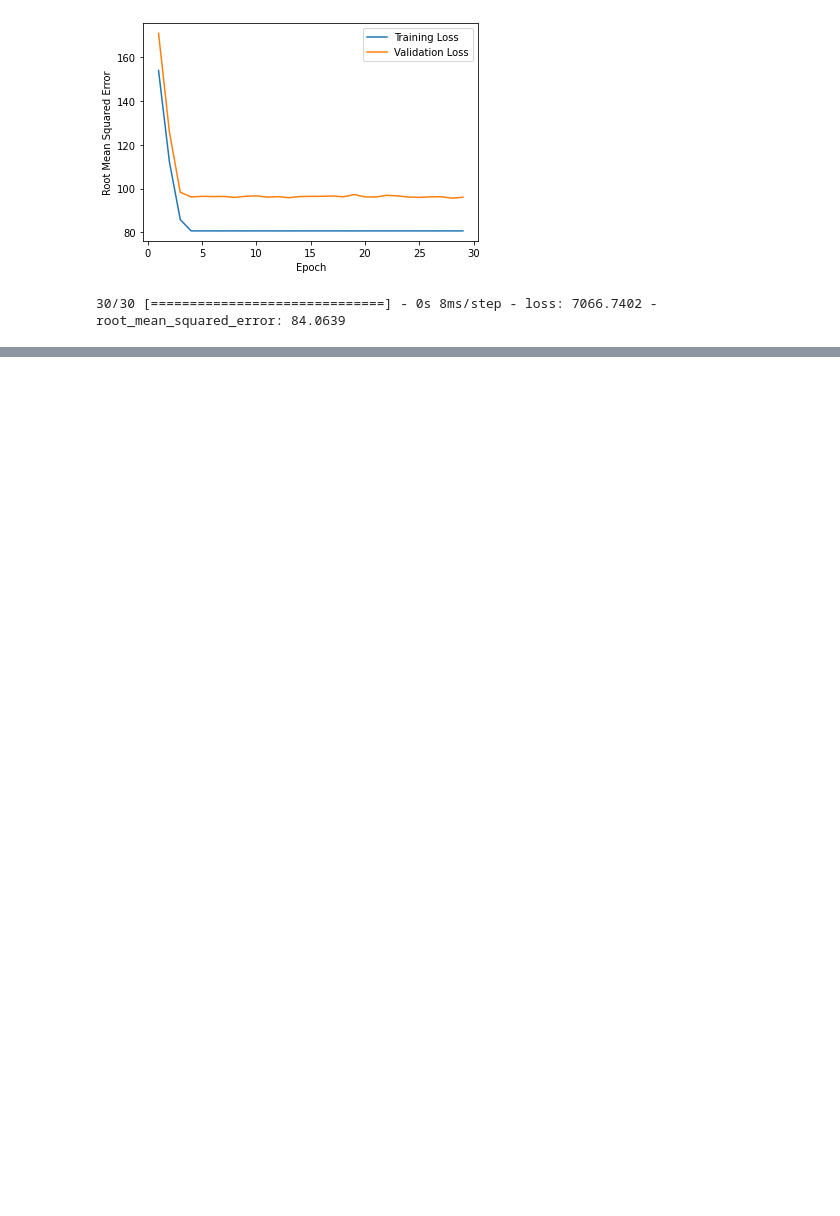
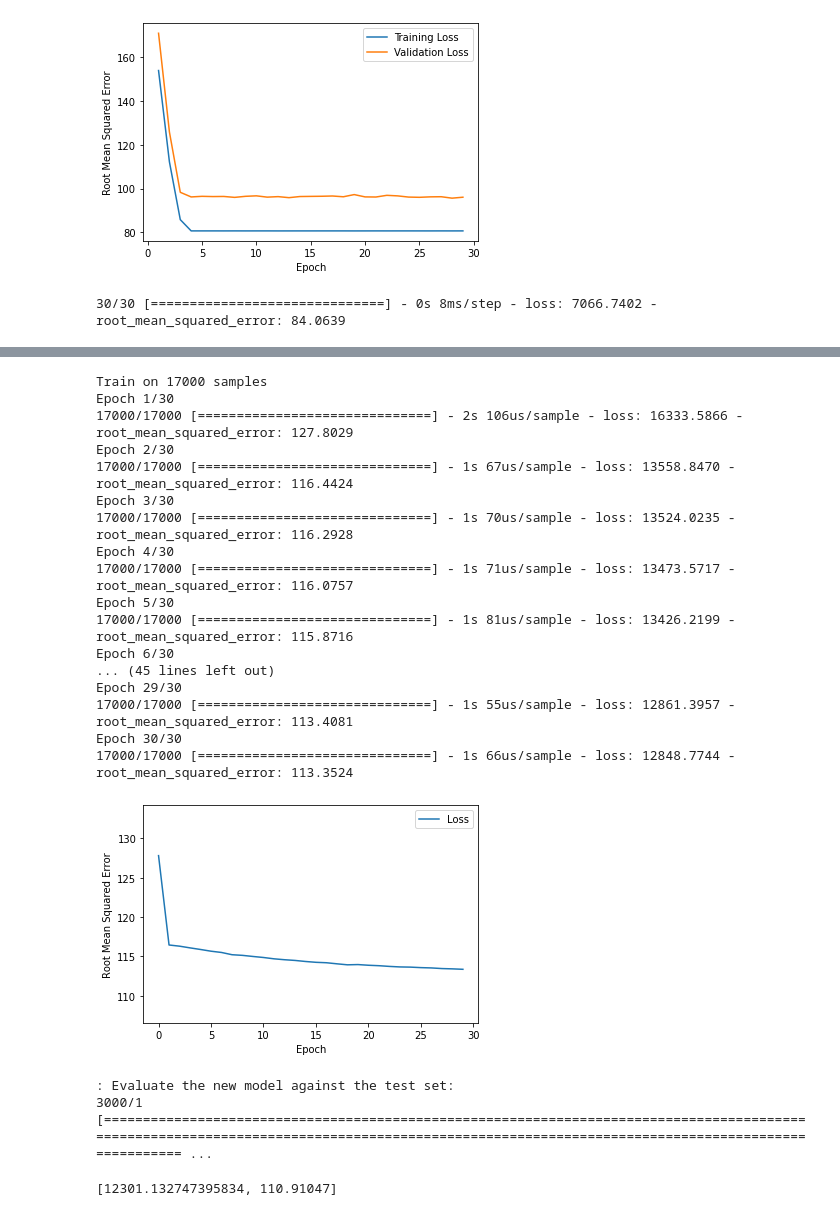
Before and after one commit to codekaust/My-Notes, a Jupyter notebook: Tensorflow/Tensorflow Crash Course/TF.ipynb, the cells around one changed output, grey strips where cells are left out. Saved outputs shown, nothing was run; the diff lists cells and outputs as text; code cells hidden in the pictures; blank space fills up the shorter version.

```diff
--- a/Tensorflow/Tensorflow Crash Course/TF.ipynb
+++ b/Tensorflow/Tensorflow Crash Course/TF.ipynb
@@ -743,0 +797,15 @@ Suppose that you had 1,000,000 different street names in your data set that you
+# %%
+# Create an empty list that will eventually hold all feature columns.
+feature_columns = []
+
+# Create a numerical feature column to represent latitude.
+latitude = tf.feature_column.numeric_column("latitude")
+feature_columns.append(latitude)
+
+# Create a numerical feature column to represent longitude.
+longitude = tf.feature_column.numeric_column("longitude")
+feature_columns.append(longitude)
+
+# Convert the list of feature columns into a layer that will ultimately become
+# part of the model. Understanding layers is not important right now.
+fp_feature_layer = layers.DenseFeatures(feature_columns)
@@ -743,0 +865,41 @@ Suppose that you had 1,000,000 different street names in your data set that you
+# %%
+# The following variables are the hyperparameters.
+learning_rate = 0.05
+epochs = 30
+batch_size = 100
+label_name = 'median_house_value'
+
+# Create and compile the model's topography.
+my_model = create_model(learning_rate, fp_feature_layer)
+
+# Train the model on the training set.
+epochs, rmse = train_model(my_model, train_df, epochs, batch_size, label_name)
+
+plot_the_loss_curve(epochs, rmse)
+
+print("\n: Evaluate the new model against the test set:")
+test_features = {name:np.array(value) for name, value in test_df.items()}
+test_label = np.array(test_features.pop(label_name))
+my_model.evaluate(x=test_features, y=test_label, batch_size=batch_size)
+# %% [output]
+Train on 17000 samples
+Epoch 1/30
+17000/17000 [==============================] - 2s 106us/sample - loss: 16333.5866 - root_mean_squared_error: 127.8029
+Epoch 2/30
+17000/17000 [==============================] - 1s 67us/sample - loss: 13558.8470 - root_mean_squared_error: 116.4424
+Epoch 3/30
+17000/17000 [==============================] - 1s 70us/sample - loss: 13524.0235 - root_mean_squared_error: 116.2928
+Epoch 4/30
+17000/17000 [==============================] - 1s 71us/sample - loss: 13473.5717 - root_mean_squared_error: 116.0757
+Epoch 5/30
+17000/17000 [==============================] - 1s 81us/sample - loss: 13426.2199 - root_mean_squared_error: 115.8716
+Epoch 6/30
+... (45 lines left out)
+Epoch 29/30
+17000/17000 [==============================] - 1s 55us/sample - loss: 12861.3957 - root_mean_squared_error: 113.4081
+Epoch 30/30
+17000/17000 [==============================] - 1s 66us/sample - loss: 12848.7744 - root_mean_squared_error: 113.3524
+[figure, added]
+: Evaluate the new model against the test set:
+3000/1 [================================================================================================================================================================================================ ...
+[12301.132747395834, 110.91047]
```
Also changed, not shown: parts of 10 cells of this notebook.
